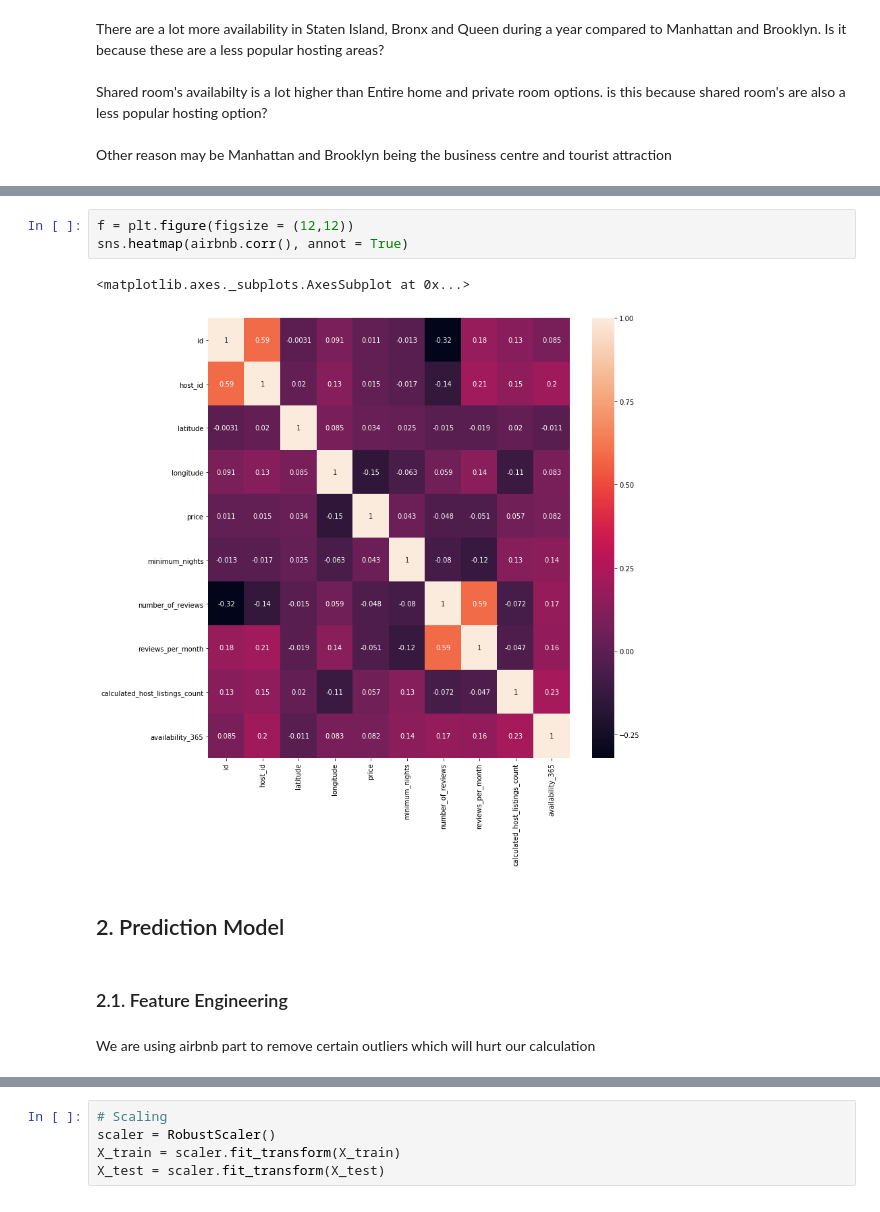
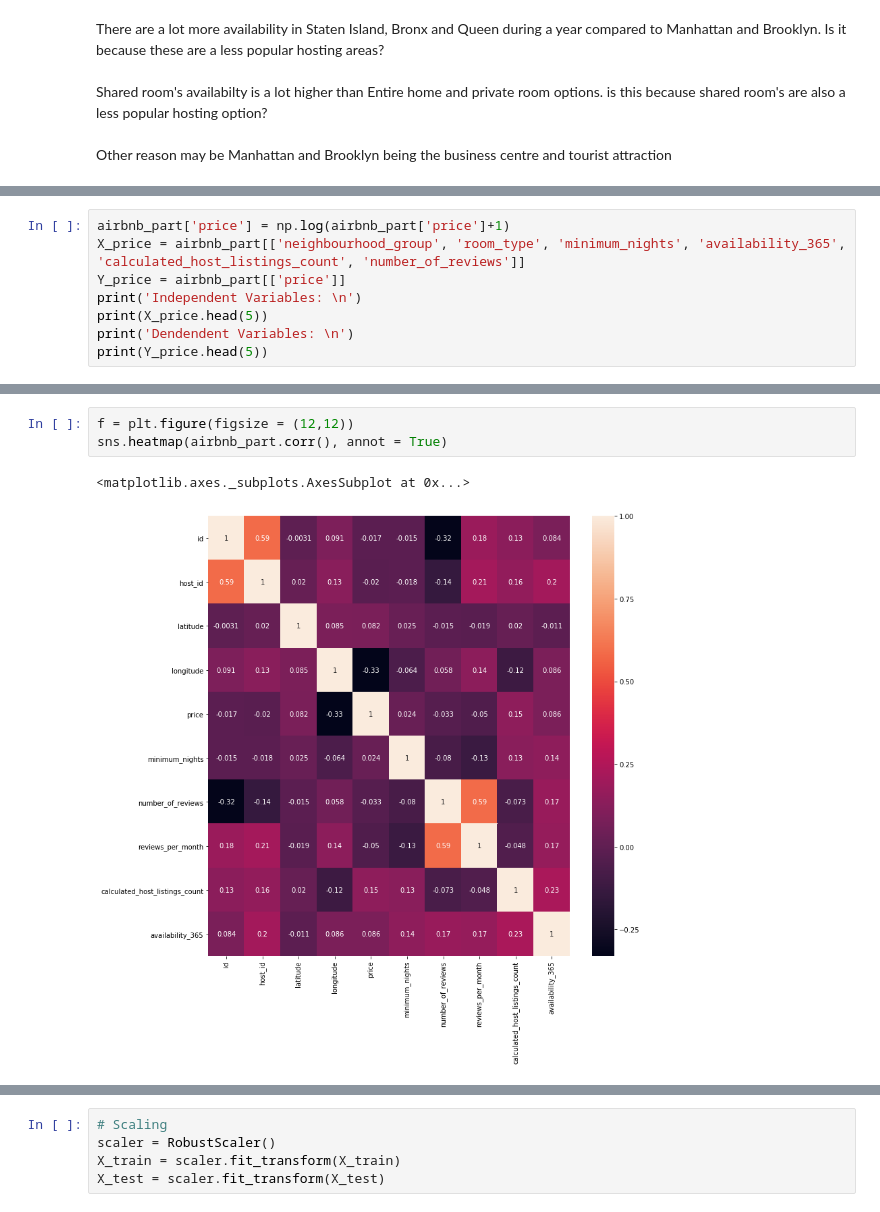
Before and after one commit to MinhDg00/Analysis-with-NYC-dataset-, a Jupyter notebook: NYC Airbnb .ipynb, the cells around one changed output, grey strips where cells are left out. Saved outputs shown, nothing was run; the diff lists cells and outputs as text.

```diff
--- a/NYC Airbnb .ipynb
+++ b/NYC Airbnb .ipynb
@@ -334,0 +361,8 @@ Other reason may be Manhattan and Brooklyn being the business centre and tourist
+# %%
+airbnb_part['price'] = np.log(airbnb_part['price']+1)
+X_price = airbnb_part[['neighbourhood_group', 'room_type', 'minimum_nights', 'availability_365', 'calculated_host_listings_count', 'number_of_reviews']]
+Y_price = airbnb_part[['price']]
+print('Independent Variables: \n')
+print(X_price.head(5))
+print('Dendendent Variables: \n')
+print(Y_price.head(5))
@@ -335,12 +387,6 @@ Other reason may be Manhattan and Brooklyn being the business centre and tourist
 # %%
 f = plt.figure(figsize = (12,12))
-sns.heatmap(airbnb.corr(), annot = True)
+sns.heatmap(airbnb_part.corr(), annot = True)
 # %% [output]
 <matplotlib.axes._subplots.AxesSubplot at 0x...>
-[figure, old version]
+[figure, new version]
-# %% [markdown]
-## 2. Prediction Model <a id='2'></a>
-# %% [markdown]
-### 2.1. Feature Engineering <a id='2.1'></a>
-# %% [markdown]
-We are using airbnb part to remove certain outliers which will hurt our calculation
```
Also changed, not shown: parts of 33 cells of this notebook.
